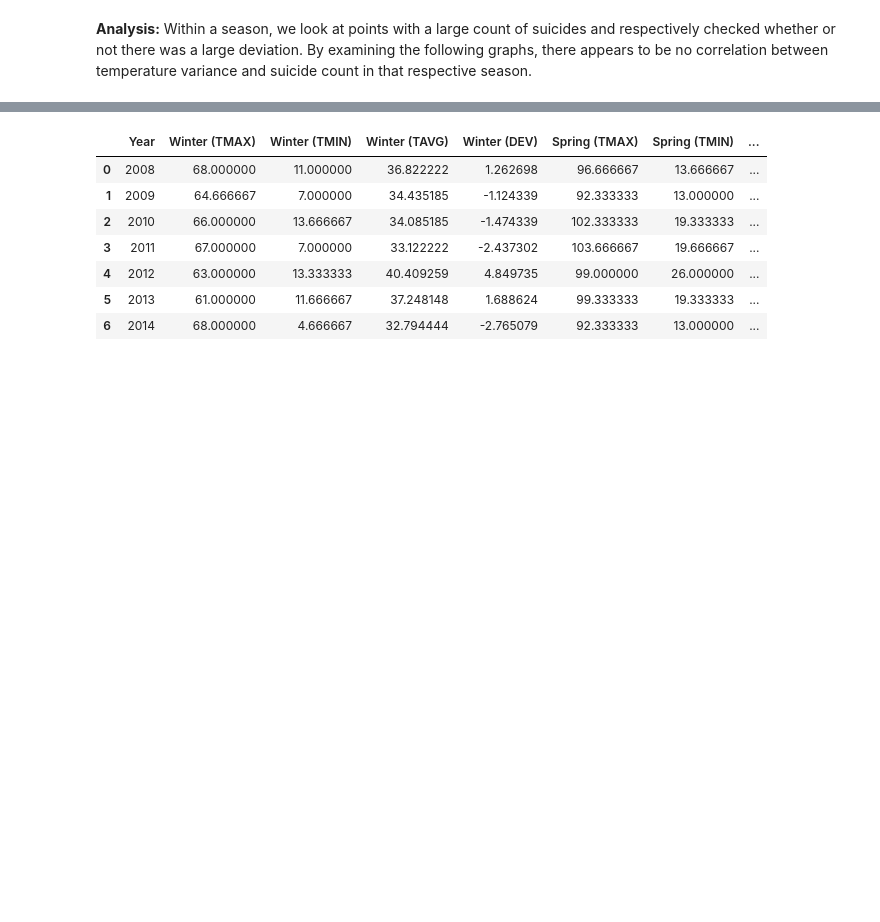
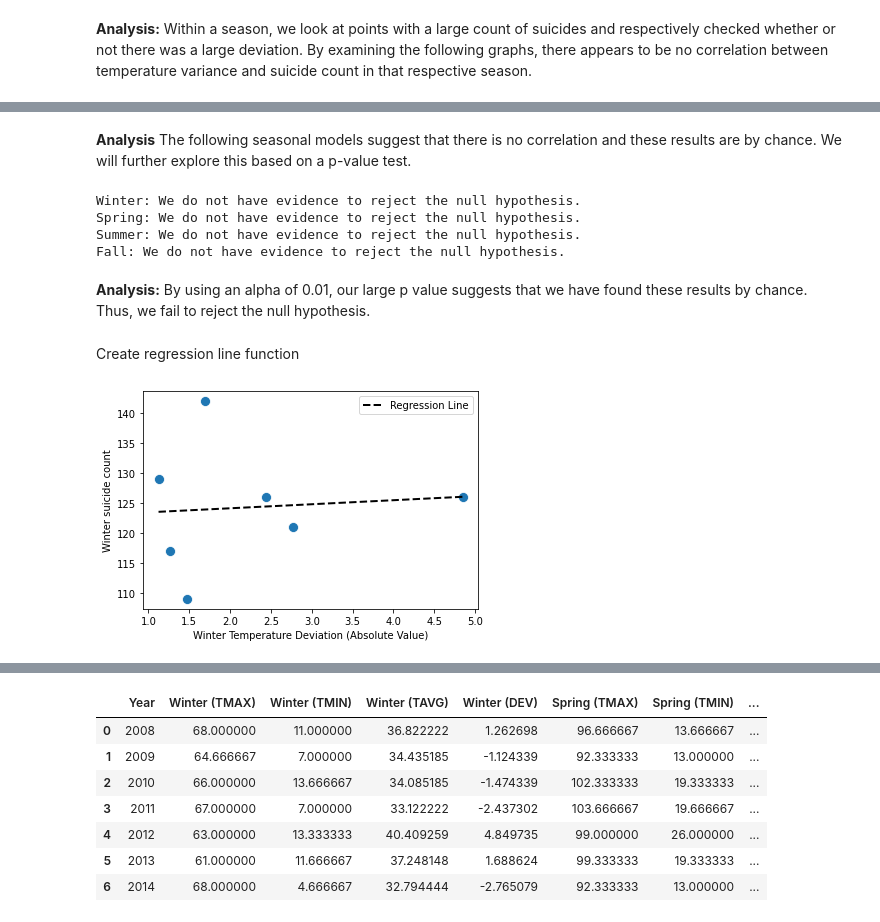
Before and after one commit to kevinlee-2000/Fluctuating-Fahrenheit-Suicide-Risk-, a Jupyter notebook: EDACheckpoint_group021.ipynb, the cells around one changed output, grey strips where cells are left out. Cells and saved outputs as stored; diff of their text form; code cells hidden in the pictures; blank space fills up the shorter version.

```diff
--- a/EDACheckpoint_group021.ipynb
+++ b/EDACheckpoint_group021.ipynb
@@ -335,0 +357,25 @@ sns.lmplot(x='Year', y='Fall count of suicides (Total)', hue='Fall (DEV)', data=
+# %%
+def model_season(season):
+    model_season_df = ['Year',
+                  f'{season} count of suicides (Total)',
+                  f'{season} (DEV)']
+    model_season_df = combined_seasonal_data[model_season_df]
+    model_season_df[f'{season} (DEV)'] = model_season_df[f'{season} (DEV)'].abs().astype('float')
+
+    renamed = model_season_df.rename(columns={f'{season} count of suicides (Total)' : f'{season}SuicideCount',
+                       f'{season} (DEV)': f'{season}Dev'})
+
+    # We can specify our model matrix using `pastsy`
+    compare = f'{season}SuicideCount ~ {season}Dev'
+    outcome, predictors = patsy.dmatrices(compare, renamed)
+    model = sm.OLS(outcome, predictors)
+
+    ## fit the model
+    results = model.fit()
+
+    ## look at the results
+    print(results.summary())
+
+    return renamed
+# %%
+winter_model = model_season("Winter")
@@ -335,0 +476,49 @@ sns.lmplot(x='Year', y='Fall count of suicides (Total)', hue='Fall (DEV)', data=
+# %% [markdown]
+**Analysis** The following seasonal models suggest that there is no correlation and these results are by chance. We will further explore this based on a p-value test.
+# %%
+#constant alpha
+alpha = 0.01
+
+#p-values for winter, spring, summer, and fall respectively
+p_val_winter = 0.856
+p_val_spring = 0.440
+p_val_summer = 0.660
+p_val_fall = 0.407
+
+print("Winter: ", end="")
+check_p_val(p_val_winter, alpha)
+
+print("Spring: ", end="")
+check_p_val(p_val_spring, alpha)
+
+print("Summer: ", end="")
+check_p_val(p_val_summer, alpha)
+
+print("Fall: ", end="")
+check_p_val(p_val_fall, alpha)
+# %% [output]
+Winter: We do not have evidence to reject the null hypothesis.
+Spring: We do not have evidence to reject the null hypothesis.
+Summer: We do not have evidence to reject the null hypothesis.
+Fall: We do not have evidence to reject the null hypothesis.
+# %% [markdown]
+**Analysis:** By using an alpha of 0.01, our large p value suggests that we have found these results by chance. Thus, we fail to reject the null hypothesis.
+# %% [markdown]
+Create regression line function
+# %%
+#Show regression line
+def plot_regression(season, model, slope, intercept):
+    sns.scatterplot(x=f'{season}Dev', y=f'{season}SuicideCount', data=model, alpha=1, s=100)
+
+    # Generate and plot the model fit line
+    xs = np.linspace(model[f'{season}Dev'].min(), model[f'{season}Dev'].max())
+    ys = slope * xs + intercept
+    plt.plot(xs, ys, '--k', linewidth=2, label='Regression Line')
+
+    plt.xlabel(f'{season} Temperature Deviation (Absolute Value)')
+    plt.ylabel(f'{season} suicide count')
+    plt.legend()
+# %%
+plot_regression("Winter", winter_model, 0.6739, 122.7836)
+# %% [output]
+[figure, added]
```
Also changed, not shown: parts of 36 cells of this notebook.
